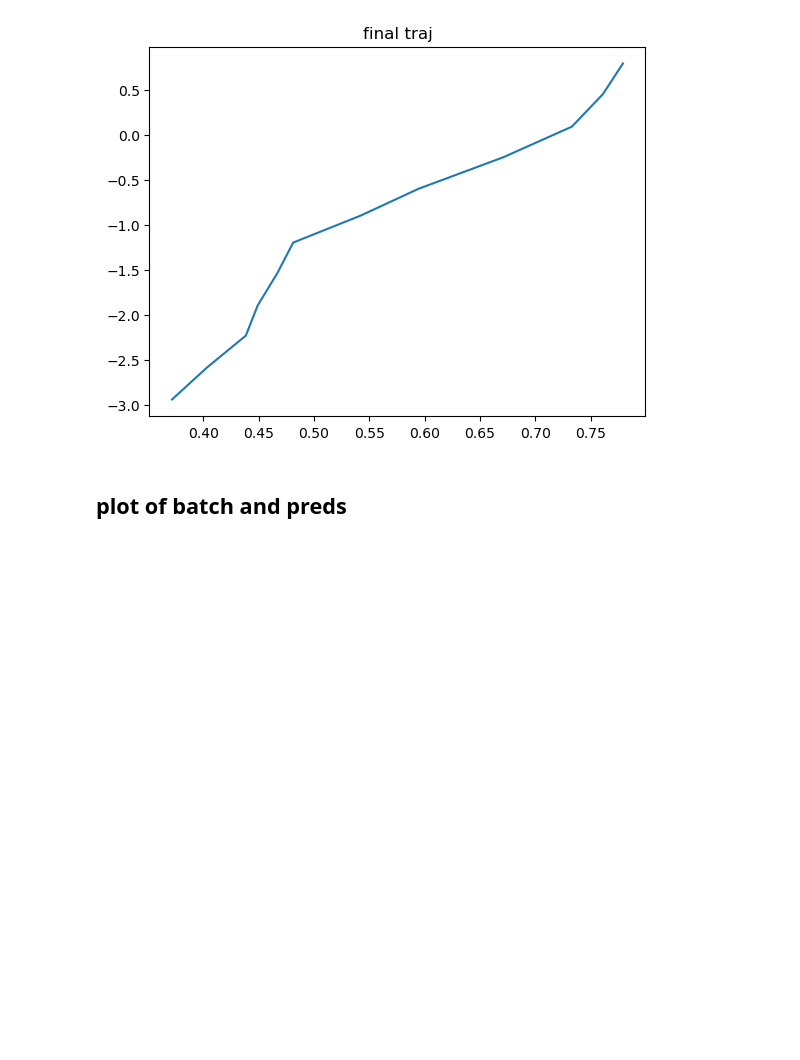
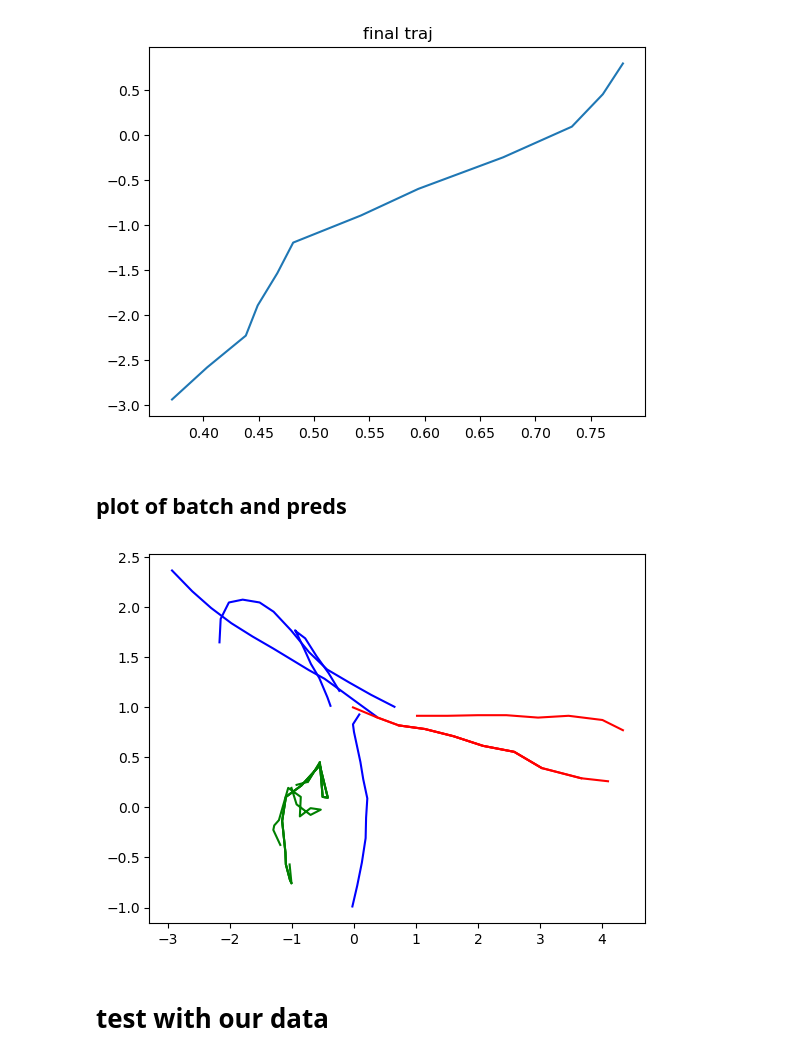
Before and after one commit to TicaGit/s_aware_prediction_VITA, a Jupyter notebook: diffusion_bound_regression/MID_from_git/plot_traj_test.ipynb, the cells around one changed output. Cells and saved outputs as stored; diff of their text form; code cells hidden in the pictures; blank space fills up the shorter version.

```diff
--- a/diffusion_bound_regression/MID_from_git/plot_traj_test.ipynb
+++ b/diffusion_bound_regression/MID_from_git/plot_traj_test.ipynb
@@ -88,0 +232,13 @@ Text(0.5, 1.0, 'final traj')
+# %%
+nag = pred.shape[0]
+for i_ag in range(nag):
+    obs_i = obs[i_ag]
+    pred_i = pred[i_ag]
+    real_i = real[i_ag]
+    plt.plot(obs_i[:,0], obs_i[:,1], c="r")
+    plt.plot(pred_i[:,0], pred_i[:,1], c="b")
+    plt.plot(real_i[:,0], real_i[:,1], c="g")
+# %% [output]
+[figure, added]
+# %% [markdown]
+# test with our data
```
Also changed, not shown: parts of 4 cells of this notebook, 6 other files.
